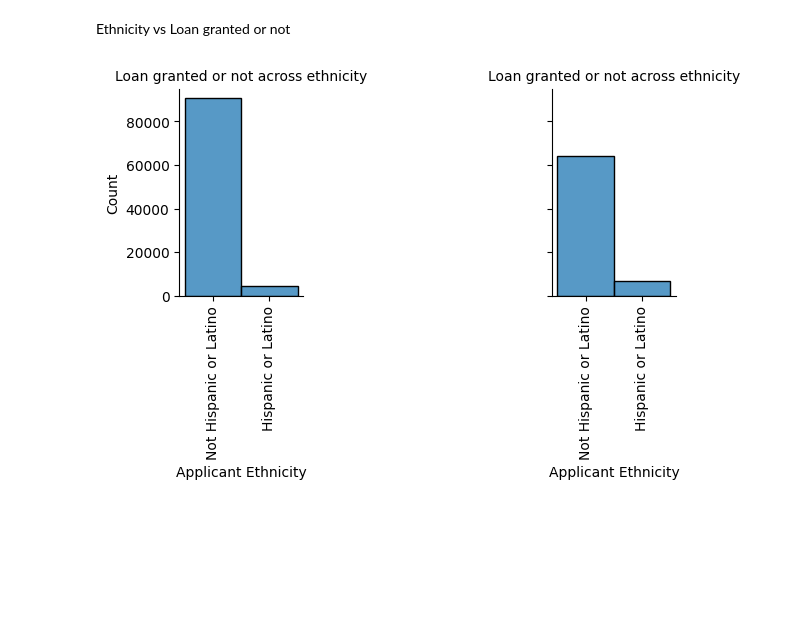
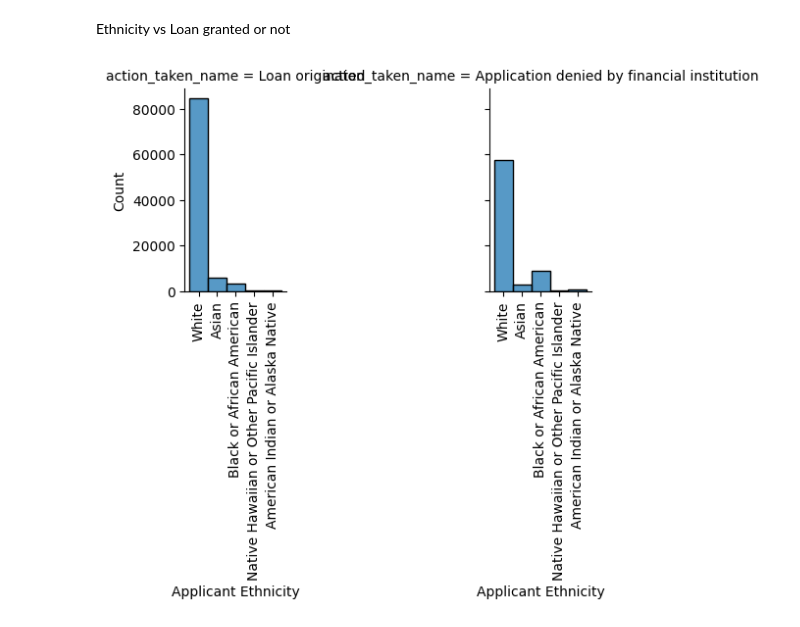
Before and after one commit to shruthits1/my-projects, a Jupyter notebook: HMDA_data.ipynb, the cells around one changed output. Cells and saved outputs as stored; diff of their text form; code cells hidden in the pictures; blank space fills up the shorter version.

```diff
--- a/HMDA_data.ipynb
+++ b/HMDA_data.ipynb
@@ -47,14 +47,13 @@ df.head()
 Ethnicity vs Loan granted or not
 # %%
 ax = sns.FacetGrid(col='action_taken_name', data=df)
-ax.map(sns.histplot, 'applicant_ethnicity_name')
+ax.map(sns.histplot, 'applicant_race_name_1')
 ax.set_xticklabels(rotation=90)
 ax.set_xlabels('Applicant Ethnicity')
-ax.set_titles('Loan granted or not across ethnicity')
 plt.subplots_adjust(hspace=8, wspace=2)
 plt.show()
 # %% [output]
-[figure, old version]
+[figure, new version]
 # %%
 ax = sns.FacetGrid(col='action_taken_name', data=df)
 ax.map(sns.histplot, 'applicant_sex_name')
```
Also changed, not shown: parts of 6 cells of this notebook.
